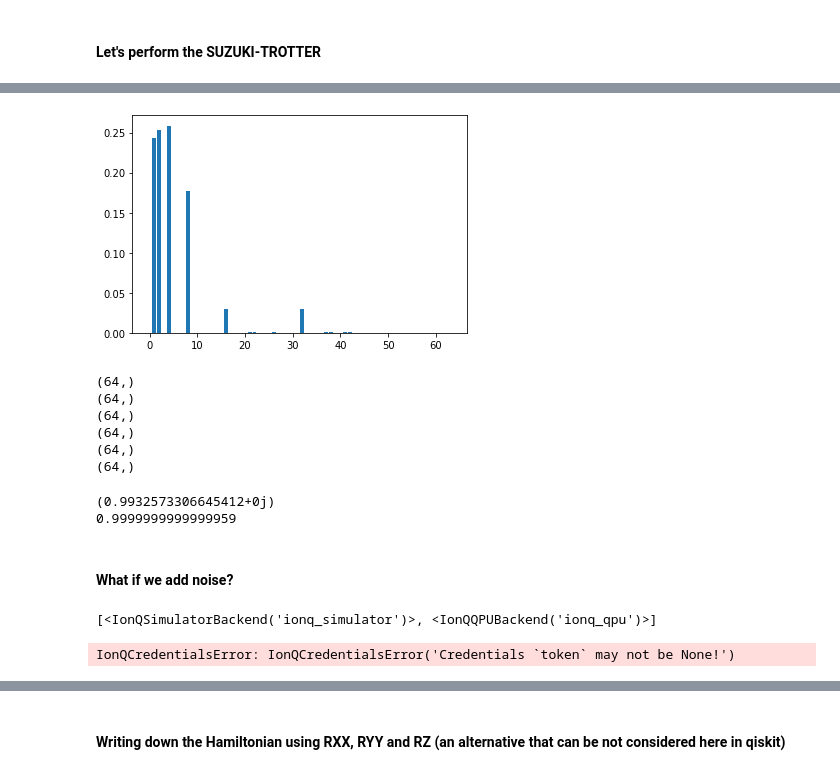
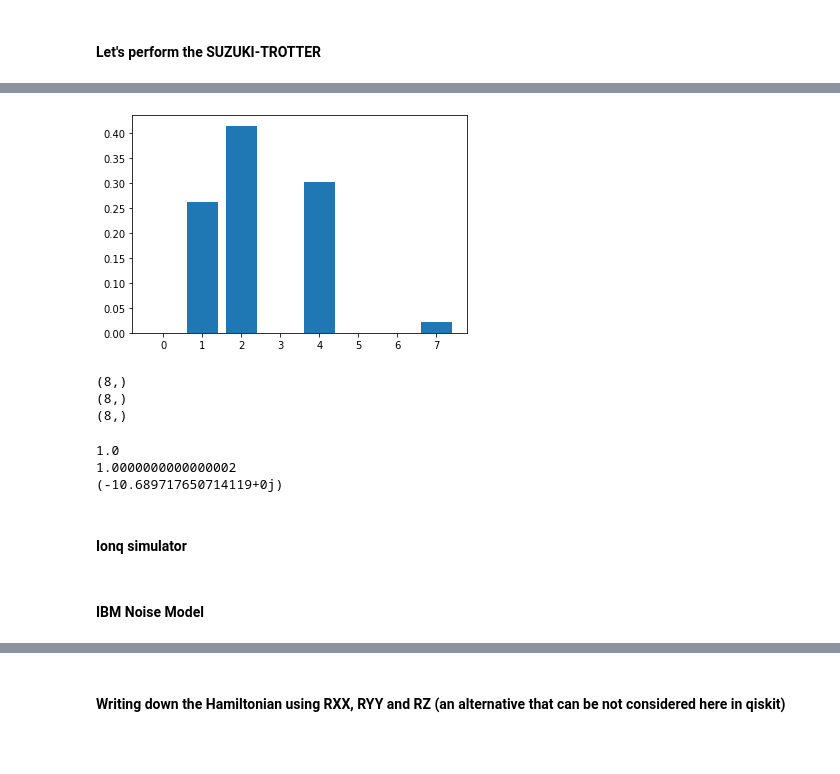
Before and after one commit to emacosta95/2nd_qa4nsm, a Jupyter notebook: ImplementationonQiskit.ipynb, the cells around one changed output, grey strips where cells are left out. Drawn from its saved outputs; the diff is of its cells as text; code cells hidden in the pictures; blank space fills up the shorter version.

```diff
--- a/ImplementationonQiskit.ipynb
+++ b/ImplementationonQiskit.ipynb
@@ -57,7 +57,7 @@ Get the manybody basis
 import numpy as np
 from qiskit.quantum_info import Statevector
 
-n_sites=6
+n_sites=n_qubits
 basis_states = [Statevector.from_label(np.binary_repr(i, width=n_sites)) for i in range(2**n_sites)]
 
 bitstring_to_index = {np.binary_repr(i, width=n_sites): i for i in range(2**n_sites)}
@@ -69,11 +69,2 @@ print(index_to_bitstring)
 # %%
-hamiltonian_q=get_hamiltonian(t_onebody=t_onebody,n_sites=6)
-
-print(hamiltonian_q[0],hamiltonian_q[15])
-
-print(hamiltonian_q.to_matrix(sparse=True))
-
-index=1
-effective_index=63-2**index
-
-print(hamiltonian_q.to_matrix(sparse=True)[effective_index,effective_index])
+hamiltonian_q=get_hamiltonian(t_onebody=t_onebody,n_sites=n_qubits)
@@ -131,7 +104,7 @@ i=5,j=5 ->(3.2250999999999994+0j)
 # %% [markdown]
 #### Build-up the driver Hamiltonian
 # %%
-coupling_term=-9.3151
+coupling_term=-6.232099999999999
 Z_tuples=[("Z", [0], -0.5*coupling_term)]
 I_tuples=[('I',[0],0.5*coupling_term)]
 
@@ -240,18 +207,22 @@ from qiskit.transpiler import CouplingMap
 # %%
 
 #final_state=Statevector(circuit_opt)
-time_steps=100
-tf=10
+time_steps=30
+tf=3
 time=np.linspace(0,tf,time_steps)
 dt=tf/time_steps
-initial_state=QuantumCircuit(hamiltonian_eval.num_qubits)
+b=0.8
+h=1-(1+b)*(time/tf)+b*(time/tf)**2
+initial_state=QuantumCircuit(hamiltonian_q.num_qubits)
 initial_state.x([0])
 
 for n,t in enumerate(time):
-    hamiltonian_t=(1-t/tf)*hamiltonian_driver+(t/tf)*hamiltonian_q
+    hamiltonian_t=(h[n])*hamiltonian_driver+(1-h[n])*hamiltonian_q
     exp_H_t=PauliEvolutionGate(hamiltonian_t,time=dt,synthesis=SuzukiTrotter(order=1))
     initial_state.append(exp_H_t,range(hamiltonian_q.num_qubits))
-initial_state=transpile(initial_state, optimization_level=1)
+
+
+initial_state=transpile(initial_state, optimization_level=3)
 final_state=Statevector(initial_state)
 # %%
 
@@ -306,58 +255,53 @@ Trotter step with Suzuki Trotter (1nd order)
 # %%
 import matplotlib.pyplot as plt
 
 
 
 prob=final_state.probabilities()
 
 plt.bar(np.arange(prob.shape[0]),prob)
 plt.show()
 
 # convert into the single particle state
-single_particle_vector=np.zeros(n_sites,dtype=np.complex128)
+single_particle_vector=np.zeros(2**n_sites,dtype=np.complex128)
 
 for a in range(n_sites):
     a_mb=2**(a)
     print(final_state.data.shape)
-    single_particle_vector[a]=prob[a_mb]
+    single_particle_vector[a_mb]=final_state.data[a_mb]
+single_particle_vector=single_particle_vector/np.linalg.norm(single_particle_vector)
+final_state_clean_single_particle=Statevector(single_particle_vector)
 # %% [output]
-[figure, old version]
+[figure, new version]
-(64,)
-(64,)
-(64,)
-(64,)
-(64,)
-(64,)
+(8,)
+(8,)
+(8,)
 # %%
-print(np.sum(single_particle_vector))
+print(np.linalg.norm(single_particle_vector))
 print(np.linalg.norm(final_state.data))
+print(final_state.expectation_value(hamiltonian_q))
 # %% [output]
-(0.9932573306645412+0j)
-0.9999999999999959
+1.0
+1.0000000000000002
+(-10.689717650714119+0j)
 # %% [markdown]
-#### What if we add noise?
+#### Ionq simulator
-# %%
-from qiskit_ionq import IonQProvider
-provider = IonQProvider()
-
-print(provider.backends())
-# %% [output]
-[<IonQSimulatorBackend('ionq_simulator')>, <IonQQPUBackend('ionq_qpu')>]
 # %%
 import os
+from qiskit_ionq import IonQProvider
 
-my_api_key=os.getenv("9drU8TC3eyuoFsrcPCp815h0Z5tP3v5O")
 
-provider = IonQProvider()
+provider = IonQProvider(token="iNarGLptgimgFldYpwMY5x8mTxRZE1C2")
+print(provider.backends())
+
 simulator_backend = provider.get_backend("simulator")
 simulator_backend.set_options(noise_model="aria-1")
 
 # Create a basic Bell State circuit:
 
 
-job = simulator_backend.run(initial_state, shots=10000)
+result = simulator_backend.run(initial_state).result()
 
 # Print the counts
-print(job.get_counts())
-# %% [output]
-IonQCredentialsError: IonQCredentialsError('Credentials `token` may not be None!')
+# %% [markdown]
+#### IBM Noise Model
```
Also changed, not shown: parts of 20 cells of this notebook, 9 other files.
